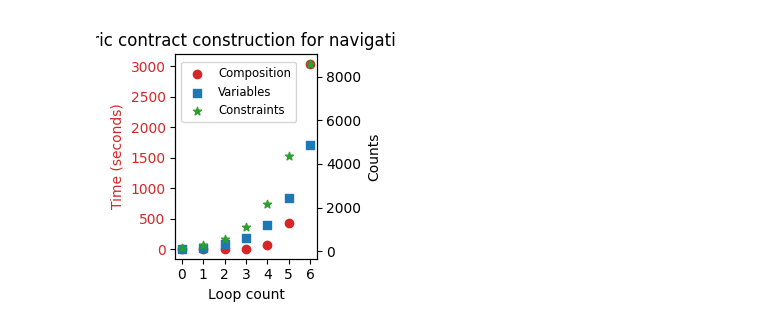
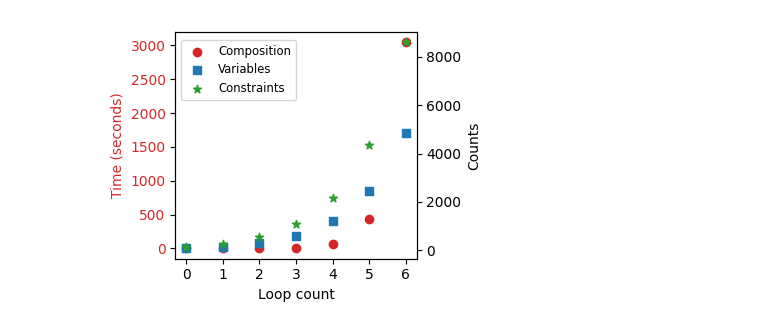
Before and after one commit to pacti-org/cs-space-mission, a Jupyter notebook: space_mission/nav_geometric_construction_figure.ipynb, the cells around one changed output. Drawn from its saved outputs; the diff is of its cells as text; code cells hidden in the pictures.

```diff
--- a/space_mission/nav_geometric_construction_figure.ipynb
+++ b/space_mission/nav_geometric_construction_figure.ipynb
@@ -16,36 +16,36 @@ constraint_counts = [len(c.a.terms) + len(c.g.terms) for c in contracts]
 # Create a new figure and a subplot
 fig, ax1 = plt.subplots()
 
-ax1.set_title('Geometric contract construction for navigation loops')
+ax1.set_title('')
 # Setting x-ticks to multiples of 5
 ax1.set_xticks(range(0, len(compose_times), 1))
 
 # Plotting the times_in_seconds on the left y-axis
 ax1.set_xlabel('Loop count')
 ax1.set_ylabel('Time (seconds)', color='tab:red')
 ax1.scatter(range(len(compose_times)), compose_times, color='tab:red', label='Composition', marker='o')
 ax1.tick_params(axis='y', labelcolor='tab:red')
 
 # Create a second y-axis for variable_counts and constraint_counts
 ax2 = ax1.twinx()
 
 # We already handled the x-label with ax1
 ax2.set_ylabel('Counts', color='black')
 ax2.scatter(range(len(variable_counts)), variable_counts, color='tab:blue', label='Variables', marker='s')
 ax2.scatter(range(len(constraint_counts)), constraint_counts, color='tab:green', label='Constraints', marker='*')
 
 ax2.tick_params(axis='y', labelcolor='black')
 
 # Get the legend handles and labels for both axes
 handles1, labels1 = ax1.get_legend_handles_labels()
 handles2, labels2 = ax2.get_legend_handles_labels()
 
 # Create a single legend with all handles and labels
 ax2.legend(handles1 + handles2, labels1 + labels2, loc='upper left', bbox_to_anchor=(0.0, 0.99), fontsize='small')
 
-fig.set_size_inches(3,3)
+fig.set_size_inches(4,3)
 fig.tight_layout()  # To ensure that the right y-label is not clipped
 fig.savefig('nav-geometric-construction.pgf', format='pgf', bbox_inches='tight',pad_inches=0)
 plt.show()
 # %% [output]
-[figure, old version]
+[figure, new version]
```
Also changed, not shown: 3 other files.
